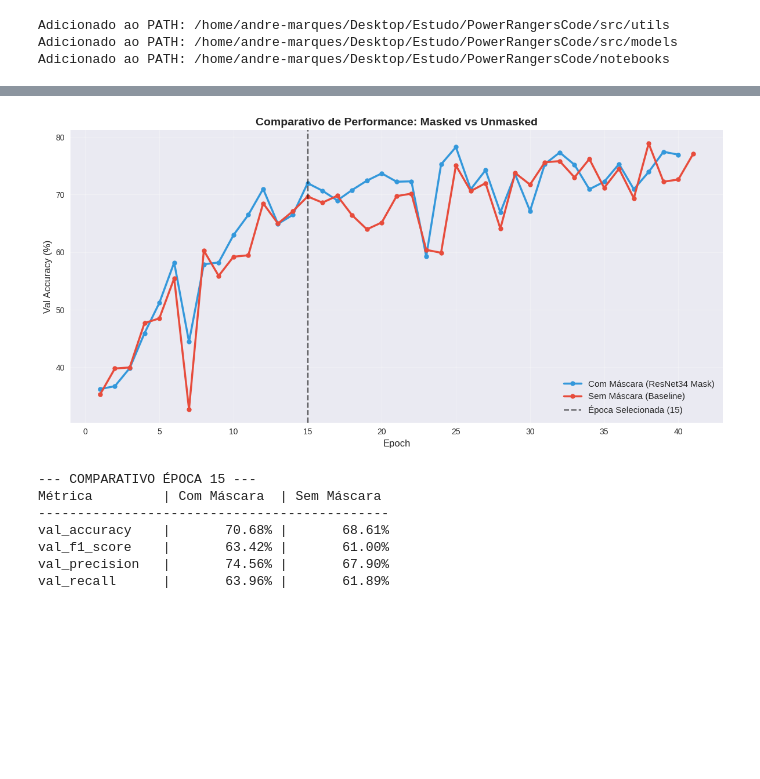
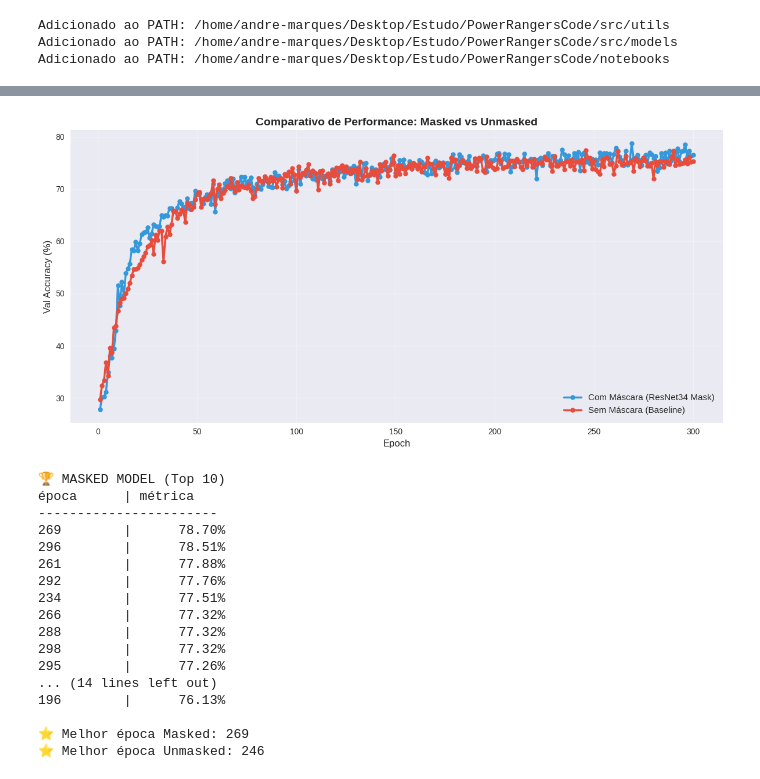
Before and after one commit to andrecostamarques/PowerRangersCode, a Jupyter notebook: notebooks/results/ValidationNotebookAnalysis - Reduction.ipynb, the cells around one changed output, grey strips where cells are left out. Cells and saved outputs as stored; diff of their text form; code cells hidden in the pictures; blank space fills up the shorter version.

```diff
--- a/notebooks/results/ValidationNotebookAnalysis - Reduction.ipynb
+++ b/notebooks/results/ValidationNotebookAnalysis - Reduction.ipynb
@@ -63,9 +63,8 @@ Adicionado ao PATH: /home/andre-marques/Desktop/Estudo/PowerRangersCode/notebook
 # %%
 # SETTING GLOBAL VARIABLES
 var_root_dir = "../../checkpoints/"
-var_global_checkpoint_masked = "galaxy10_resnet20_masked"
-var_global_checkpoint_unmasked = "galaxy10_resnet20_unmasked"
-var_global_epoch = 15
+var_global_checkpoint_masked = "galaxy10_lenet_masked"
+var_global_checkpoint_unmasked = "galaxy10_lenet_unmasked"
 
 # Setting the class helper
 utils = nu.NotebookUtils()
@@ -157,48 +156,73 @@ print(df_unmasked.head())
 # %%
 # Configuração do Estilo
 plt.style.use('seaborn-v0_8')
 fig, ax = plt.subplots(figsize=(12, 6))
 
 # Define qual métrica plotar (pode trocar para val_f1_score se preferir)
 METRIC_NAME = "val_accuracy"
 
 # --- PLOTAGEM ---
 # Modelo COM Máscara (Azul)
 ax.plot(df_masked.epoch, df_masked[METRIC_NAME], 'o-',
         color='#3498db', linewidth=2.5, markersize=6, label='Com Máscara (ResNet34 Mask)')
 
 # Modelo SEM Máscara (Vermelho)
 ax.plot(df_unmasked.epoch, df_unmasked[METRIC_NAME], 'o-',
         color='#e74c3c', linewidth=2.5, markersize=6, label='Sem Máscara (Baseline)')
 
 # --- CUSTOMIZAÇÃO ---
 ax.set_xlabel('Epoch', fontsize=12)
 ax.set_ylabel(f'{METRIC_NAME.replace("_", " ").title()} (%)', fontsize=12)
 ax.set_title(f'Comparativo de Performance: Masked vs Unmasked', fontsize=14, fontweight='bold')
 
-# Linha vertical indicando a época selecionada para inspeção
-ax.axvline(x=var_global_epoch, color='black', linestyle='--', alpha=0.6, label=f'Época Selecionada ({var_global_epoch})')
-
 ax.grid(True, alpha=0.3)
 ax.legend(fontsize=11, loc='lower right')
 
 plt.tight_layout()
 plt.show()
 
-# --- PRINT DAS MÉTRICAS COMPARATIVAS ---
-print(f"--- COMPARATIVO ÉPOCA {var_global_epoch} ---")
-print(f"{'Métrica':<15} | {'Com Máscara':<12} | {'Sem Máscara':<12}")
-print("-" * 45)
-for m in ["val_accuracy", "val_f1_score", "val_precision", "val_recall"]:
-    val_m = df_masked.at[var_global_epoch, m] if var_global_epoch in df_masked.index else 0
-    val_u = df_unmasked.at[var_global_epoch, m] if var_global_epoch in df_unmasked.index else 0
-    print(f"{m:<15} | {val_m:>11.2f}% | {val_u:>11.2f}%")
+# Ordena de forma decrescente pela métrica e pega as 10 primeiras
+top_10_masked = df_masked.sort_values(by=METRIC_NAME, ascending=False).head(10)
+top_10_unmasked = df_unmasked.sort_values(by=METRIC_NAME, ascending=False).head(10)
+
+# Pega a melhor absoluta para as suas variáveis
+best_epoch_masked = top_10_masked.iloc[0]['epoch']
+best_epoch_unmasked = top_10_unmasked.iloc[0]['epoch']
+
+best_epoch_masked = int(best_epoch_masked)
+best_epoch_unmasked = int(best_epoch_unmasked)
+
+
+def print_top_epochs(df_top, title):
+    print(f"\n🏆 {title} (Top 10)")
+    print(f"{'época':<10} | {'métrica':<10}")
+    print("-" * 23)
+    for _, row in df_top.iterrows():
+        # Formata o print conforme solicitado: epoca | metrica
+        print(f"{int(row['epoch']):<10} | {row[METRIC_NAME]:>10.2f}%")
+
+# Executa os prints
+print_top_epochs(top_10_masked, "MASKED MODEL")
+print_top_epochs(top_10_unmasked, "UNMASKED MODEL")
+
+print(f"\n⭐ Melhor época Masked: {best_epoch_masked}")
+print(f"⭐ Melhor época Unmasked: {best_epoch_unmasked}")
 # %% [output]
-[figure, old version]
+[figure, new version]
---- COMPARATIVO ÉPOCA 15 ---
-Métrica         | Com Máscara  | Sem Máscara
----------------------------------------------
-val_accuracy    |       70.68% |       68.61%
-val_f1_score    |       63.42% |       61.00%
-val_precision   |       74.56% |       67.90%
-val_recall      |       63.96% |       61.89%
+🏆 MASKED MODEL (Top 10)
+época      | métrica
+-----------------------
+269        |      78.70%
+296        |      78.51%
+261        |      77.88%
+292        |      77.76%
+234        |      77.51%
+266        |      77.32%
+288        |      77.32%
+298        |      77.32%
+295        |      77.26%
+... (14 lines left out)
+196        |      76.13%
+
+⭐ Melhor época Masked: 269
+⭐ Melhor época Unmasked: 246
```
Also changed, not shown: parts of 4 cells of this notebook, 5 other files.
